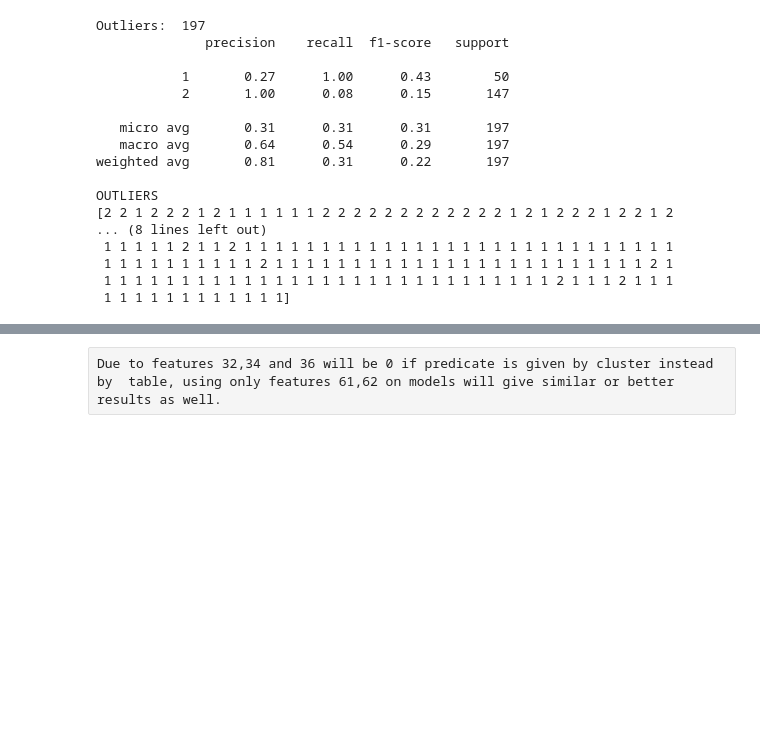
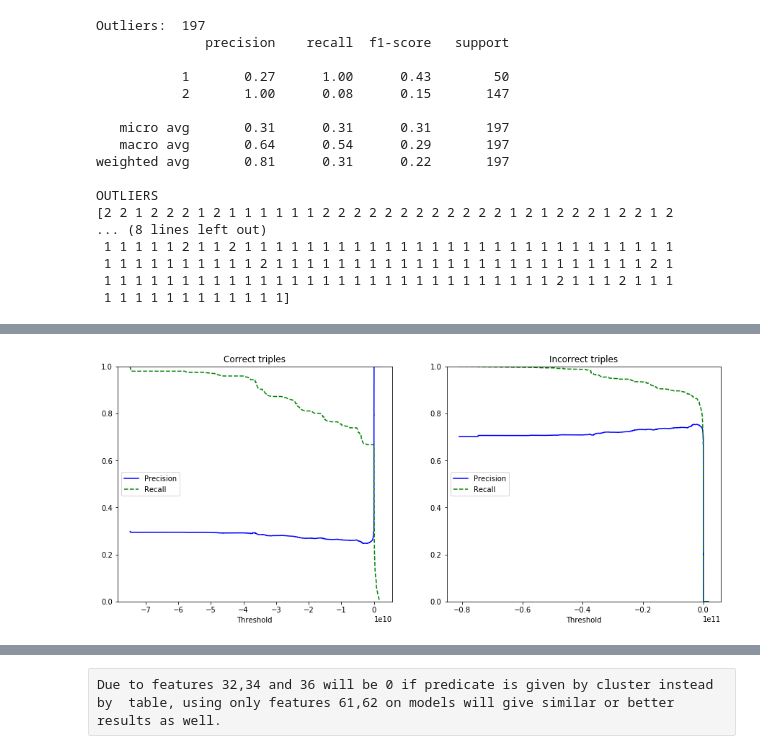
Before and after one commit to wikitables/web-of-data-tables, a Jupyter notebook: source/wtables/classification/clasification.ipynb, the cells around one changed output, grey strips where cells are left out. Saved outputs shown, nothing was run; the diff lists cells and outputs as text; code cells hidden in the pictures; blank space fills up the shorter version.

```diff
--- a/source/wtables/classification/clasification.ipynb
+++ b/source/wtables/classification/clasification.ipynb
@@ -300,15 +481,17 @@ The next results are of classification using report for the class 1 (correct tri
 # %%
-#Measure evaluated for correct triples
+#dfoc= correct triples without outliers
+#dfo= incorrect triples wihout outliers
 dt=pd.concat([dfoc,dfo])
 print("Total triples without outliers: ", dt.shape)
 print("Total correct triples without outliers: ", dt[dt['key']=='correct'].shape)
 print("Total incorrect triples without outliers: ", dt[dt['key']=='incorrect'].shape)
 dt['key']=np.where(dt['key']=='correct',1, 2)
+# Data for training models
 setToTrain=set(dt.index.tolist())
 dt=xf[xf.index.isin(list(setToTrain))]
-X=dt.iloc[:,:-1].values
-Y=dt['VALIDATION'].values
-classify(X,Y, False)
+X1=dt.iloc[:,:-1].values
+Y1=dt['VALIDATION'].values
+#Use True for average and False for class 1.
 # %% [output]
 Total triples without outliers:  (655, 6)
 Total correct triples without outliers:  (195, 6)
@@ -372,0 +610,5 @@ With class 1 as positive class, Random Forest doesn't performs good until using
+# %%
+lr=linear_model.LogisticRegression()
+lr.fit(X1, Y1)
+pred_lr=lr.predict(X_test1)
+print(classification_report(pred_lr, y_test1))
@@ -372,0 +626,6 @@ With class 1 as positive class, Random Forest doesn't performs good until using
+# %%
+
+sgd_clf=SGDClassifier(random_state=42)
+sgd_clf.fit(X1,Y1)
+ys_pred=sgd_clf.predict(X_test1)
+print(classification_report(y_test1, ys_pred))
@@ -372,0 +641,21 @@ With class 1 as positive class, Random Forest doesn't performs good until using
+# %%
+
+
+def plot_precision_recall_vs_threshold(fig, precisions, recalls, thresholds):
+    fig.plot(thresholds, precisions[:-1], "b-", label="Precision")
+    fig.plot(thresholds, recalls[:-1], "g--", label="Recall")
+    fig.set_xlabel("Threshold")
+    fig.legend(loc="center left")
+    fig.set_ylim([0,1])
+
+f, (ax1,ax2)=plt.subplots(1,2)
+y_scores1=cross_val_predict(sgd_clf, X1, Y1, cv=3, method="decision_function")
+precisions, recalls, thresholds = precision_recall_curve(Y1,y_scores1, pos_label=1)
+plot_precision_recall_vs_threshold(ax1, precisions, recalls, thresholds)
+ax1.set_title("Correct triples")
+precisions, recalls, thresholds = precision_recall_curve(Y1,y_scores1, pos_label=2)
+plot_precision_recall_vs_threshold(ax2, precisions, recalls, thresholds)
+ax2.set_title("Incorrect triples")
+plt.show()
+# %% [output]
+[figure, added]
```
Also changed, not shown: parts of 116 cells of this notebook, 31 other files.
